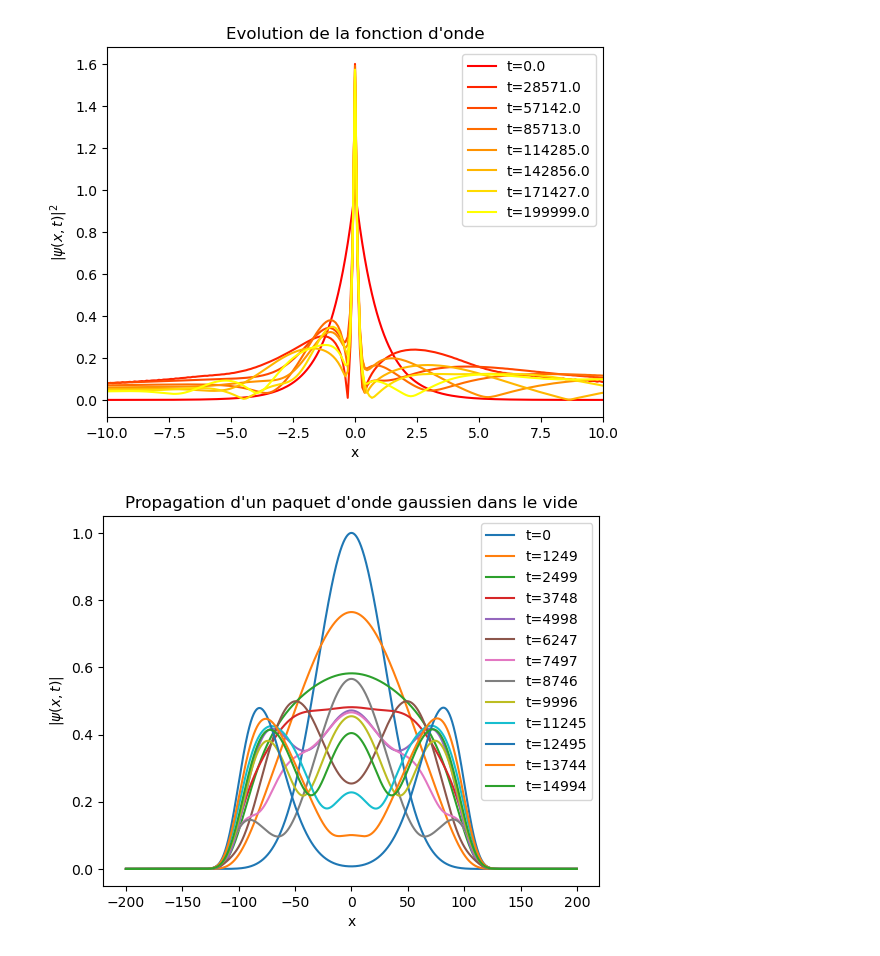
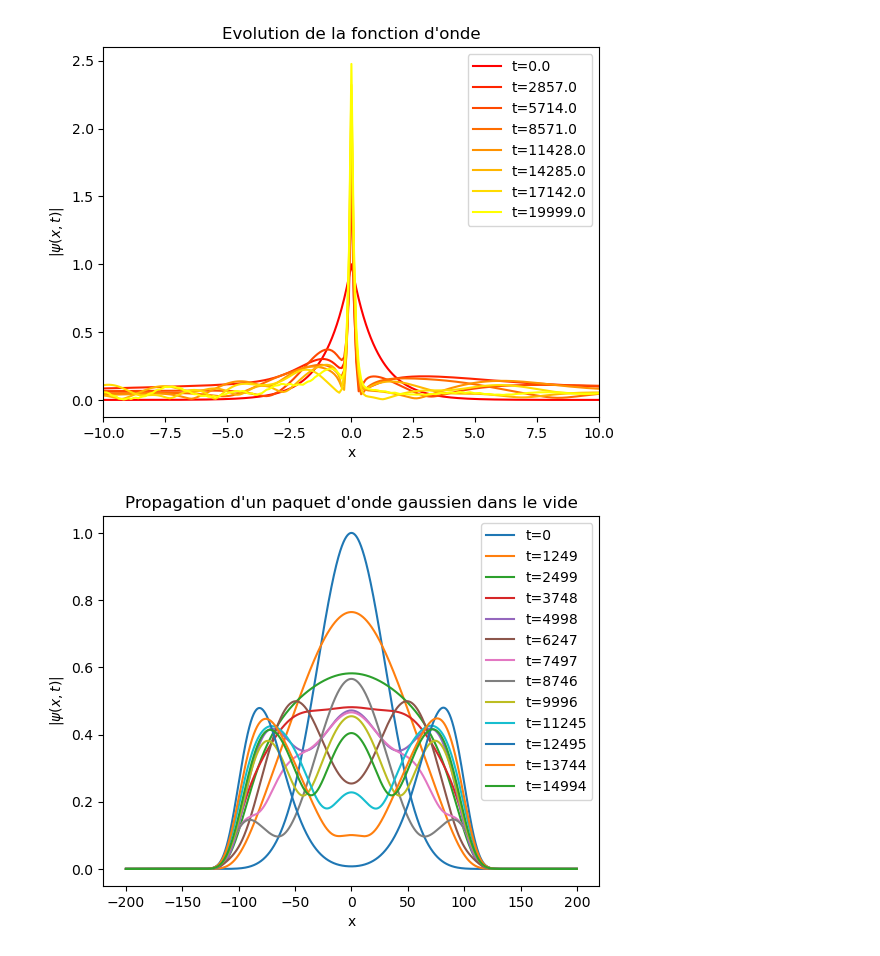
Before and after one commit to Volalex2000/HHG, a Jupyter notebook: Implémentation du schéma de Crank-Nicolson.ipynb, the cells around one changed output. Drawn from its saved outputs; the diff is of its cells as text; code cells hidden in the pictures.

```diff
--- a/Implémentation du schéma de Crank-Nicolson.ipynb
+++ b/Implémentation du schéma de Crank-Nicolson.ipynb
@@ -17,27 +18,27 @@ import os
 # %%
 ## Test: utilisation du solveur du fichier Solve.py et affichage de l'évolution de la fonction d'onde pour 8 valeurs sur l'intervalle de temps
 
 # Rentrer les données de grille
-x_min, nx, t_min, nt = -200, 4096, -10, 200000
+x_min, nx, t_min, nt = -200, 4096, -20, 20000
 wavefunction, x, t, A = psi([x_min, nx, t_min, nt], test=True)
 
 # Definition de la coupure pour test hors boucle
 
 def coupure(u):
     return np.exp(-(u/(2*200))**4)
 
 T = np.linspace(0, nt-1, 8)
 colors = cm.autumn(np.linspace(0, 1, len(T)))
 for t, color in zip(T, colors):
     plt.plot(x, abs(wavefunction[int(t)]), label=f't={int(t):.1f}', color=color)
 plt.xlim(-10, 10)
 plt.legend()
 plt.title("Evolution de la fonction d'onde")
 plt.xlabel('x')
-plt.ylabel('$|\psi(x,t)|^2$')
+plt.ylabel('$|\psi(x,t)|$')
 plt.show()
 # %% [output]
-[figure, old version]
+[figure, new version]
 # %%
 class CrankNicolson:
 
```
Also changed, not shown: parts of 1 cell of this notebook.
